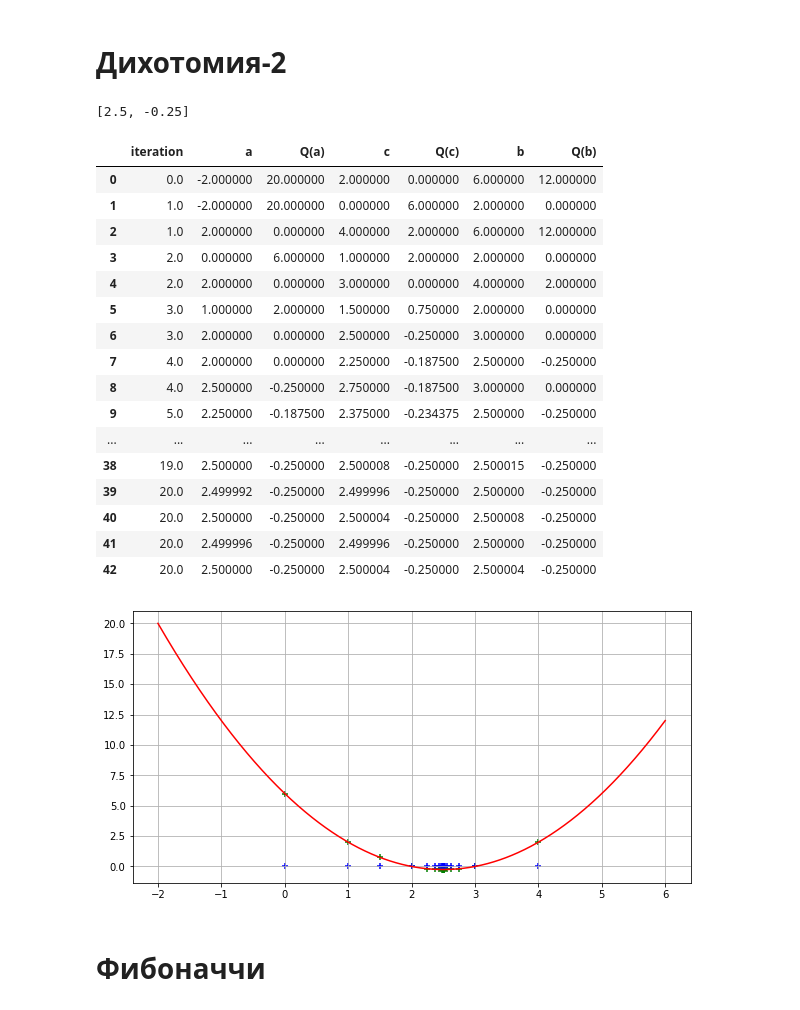
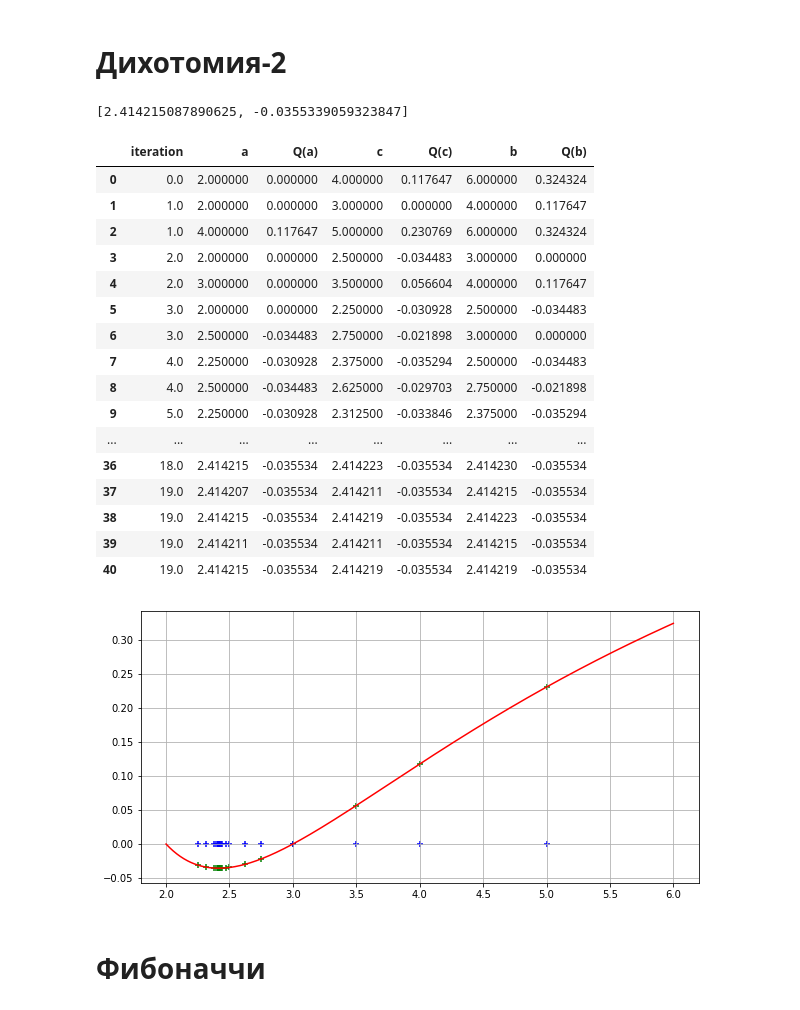
Before and after one commit to AlexeyKumin/Important_Notebooks, a Jupyter notebook: 4 course 1 sem/MO_dichotomy2_Fibonachy_Piyavsky.ipynb, the cells around one changed output. Cells and saved outputs as stored; diff of their text form; code cells hidden in the pictures.

```diff
--- a/4 course 1 sem/MO_dichotomy2_Fibonachy_Piyavsky.ipynb
+++ b/4 course 1 sem/MO_dichotomy2_Fibonachy_Piyavsky.ipynb
@@ -62,32 +62,32 @@ def dihotomy2(a_0, b_0, ee, Q, ax, tab):
 # %%
 fig, ax1 = plt.subplots(nrows = 1, figsize = (10, 5))
 tab = pd.DataFrame(columns=['iteration', 'a', 'Q(a)', 'c', 'Q(c)' ,'b', 'Q(b)'])
-minimum, tab = dihotomy2(-2, 6, 0.00001, func, ax1, tab)
+minimum, tab = dihotomy2(2, 6, 0.00001, func, ax1, tab)
 print(minimum)
-xx = np.linspace(-2, 6, 1000)
+xx = np.linspace(2, 6, 1000)
 ax1.plot(xx, func(xx), c = "red")
 ax1.grid()
 tab
 # %% [output]
-[2.5, -0.25]
+[2.414215087890625, -0.0355339059323847]
 |  | iteration | a | Q(a) | c | Q(c) | b | Q(b) |
-| 0 | 0.0 | -2.000000 | 20.000000 | 2.000000 | 0.000000 | 6.000000 | 12.000000 |
-| 1 | 1.0 | -2.000000 | 20.000000 | 0.000000 | 6.000000 | 2.000000 | 0.000000 |
-| 2 | 1.0 | 2.000000 | 0.000000 | 4.000000 | 2.000000 | 6.000000 | 12.000000 |
-| 3 | 2.0 | 0.000000 | 6.000000 | 1.000000 | 2.000000 | 2.000000 | 0.000000 |
-| 4 | 2.0 | 2.000000 | 0.000000 | 3.000000 | 0.000000 | 4.000000 | 2.000000 |
-| 5 | 3.0 | 1.000000 | 2.000000 | 1.500000 | 0.750000 | 2.000000 | 0.000000 |
-| 6 | 3.0 | 2.000000 | 0.000000 | 2.500000 | -0.250000 | 3.000000 | 0.000000 |
-| 7 | 4.0 | 2.000000 | 0.000000 | 2.250000 | -0.187500 | 2.500000 | -0.250000 |
-| 8 | 4.0 | 2.500000 | -0.250000 | 2.750000 | -0.187500 | 3.000000 | 0.000000 |
-| 9 | 5.0 | 2.250000 | -0.187500 | 2.375000 | -0.234375 | 2.500000 | -0.250000 |
+| 0 | 0.0 | 2.000000 | 0.000000 | 4.000000 | 0.117647 | 6.000000 | 0.324324 |
+| 1 | 1.0 | 2.000000 | 0.000000 | 3.000000 | 0.000000 | 4.000000 | 0.117647 |
+| 2 | 1.0 | 4.000000 | 0.117647 | 5.000000 | 0.230769 | 6.000000 | 0.324324 |
+| 3 | 2.0 | 2.000000 | 0.000000 | 2.500000 | -0.034483 | 3.000000 | 0.000000 |
+| 4 | 2.0 | 3.000000 | 0.000000 | 3.500000 | 0.056604 | 4.000000 | 0.117647 |
+| 5 | 3.0 | 2.000000 | 0.000000 | 2.250000 | -0.030928 | 2.500000 | -0.034483 |
+| 6 | 3.0 | 2.500000 | -0.034483 | 2.750000 | -0.021898 | 3.000000 | 0.000000 |
+| 7 | 4.0 | 2.250000 | -0.030928 | 2.375000 | -0.035294 | 2.500000 | -0.034483 |
+| 8 | 4.0 | 2.500000 | -0.034483 | 2.625000 | -0.029703 | 2.750000 | -0.021898 |
+| 9 | 5.0 | 2.250000 | -0.030928 | 2.312500 | -0.033846 | 2.375000 | -0.035294 |
 | ... | ... | ... | ... | ... | ... | ... | ... |
-| 38 | 19.0 | 2.500000 | -0.250000 | 2.500008 | -0.250000 | 2.500015 | -0.250000 |
-| 39 | 20.0 | 2.499992 | -0.250000 | 2.499996 | -0.250000 | 2.500000 | -0.250000 |
-| 40 | 20.0 | 2.500000 | -0.250000 | 2.500004 | -0.250000 | 2.500008 | -0.250000 |
-| 41 | 20.0 | 2.499996 | -0.250000 | 2.499996 | -0.250000 | 2.500000 | -0.250000 |
-| 42 | 20.0 | 2.500000 | -0.250000 | 2.500004 | -0.250000 | 2.500004 | -0.250000 |
+| 36 | 18.0 | 2.414215 | -0.035534 | 2.414223 | -0.035534 | 2.414230 | -0.035534 |
+| 37 | 19.0 | 2.414207 | -0.035534 | 2.414211 | -0.035534 | 2.414215 | -0.035534 |
+| 38 | 19.0 | 2.414215 | -0.035534 | 2.414219 | -0.035534 | 2.414223 | -0.035534 |
+| 39 | 19.0 | 2.414211 | -0.035534 | 2.414211 | -0.035534 | 2.414215 | -0.035534 |
+| 40 | 19.0 | 2.414215 | -0.035534 | 2.414219 | -0.035534 | 2.414219 | -0.035534 |
-[figure, old version]
+[figure, new version]
 # %% [markdown]
 # Фибоначчи
 # %%
```
Also changed, not shown: parts of 3 cells of this notebook, 2 other files.
